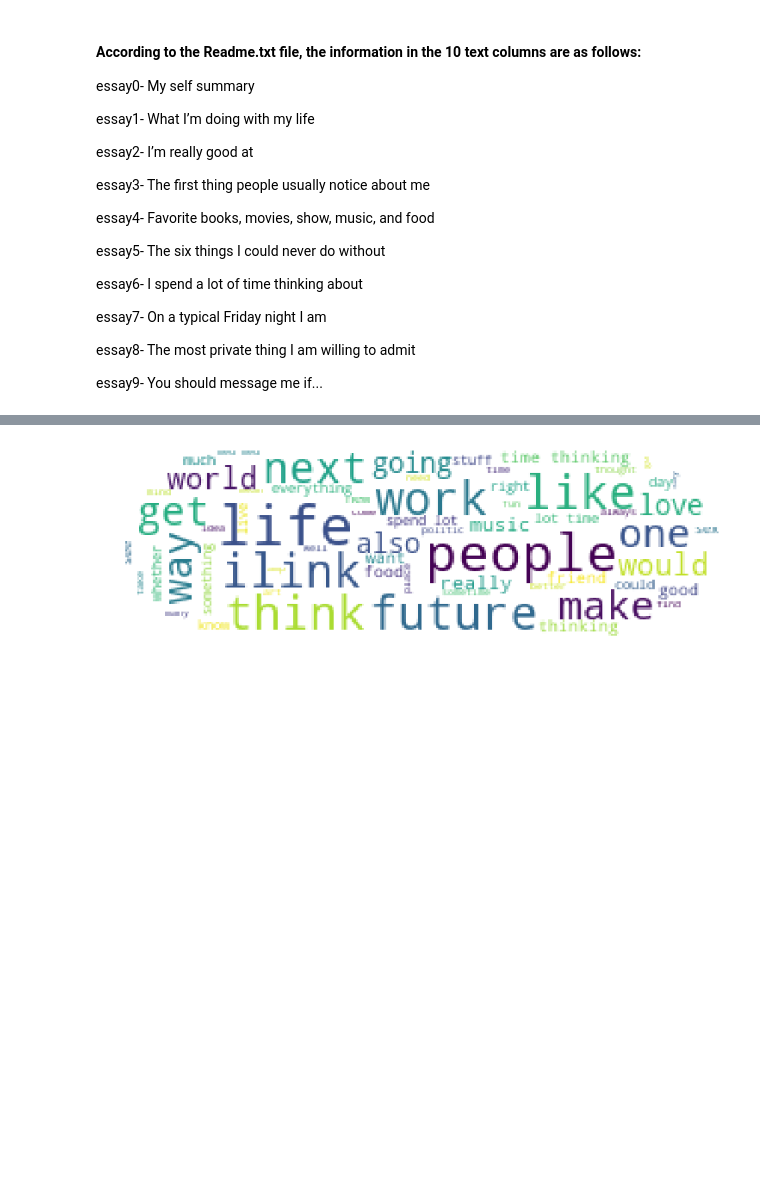
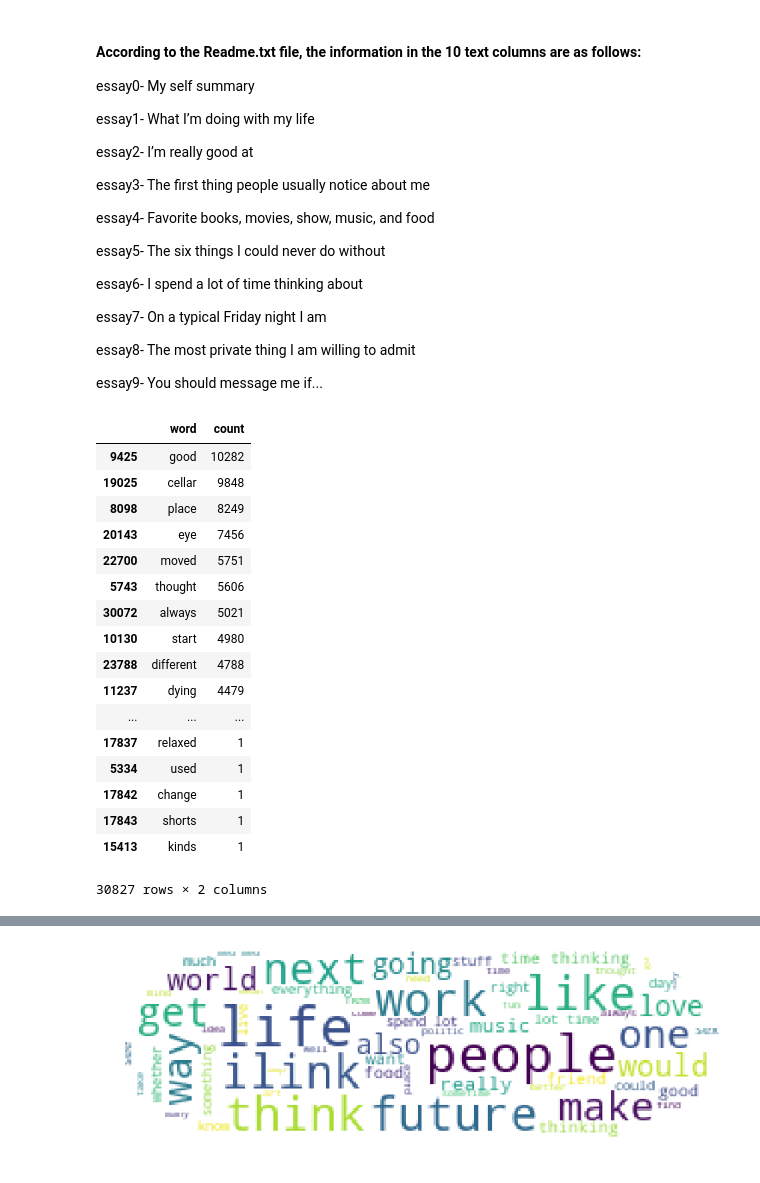
Before and after one commit to stuartxu2/OKCupid_matching, a Jupyter notebook: OKCupid_EDA.ipynb, the cells around one changed output, grey strips where cells are left out. Drawn from its saved outputs; the diff is of its cells as text; code cells hidden in the pictures; blank space fills up the shorter version.

Commit message:
word frequency added

```diff
--- a/OKCupid_EDA.ipynb
+++ b/OKCupid_EDA.ipynb
@@ -652,3 +610,25 @@ df_cloud1_f = df_cloud1.query('sex =="f"')
 
 text1_m = " ".join(word for word in df_cloud1_m.essay1.sum())
 text1_f = " ".join(word for word in df_cloud1_f.essay1.sum())
+# %%
+word_count1_m = count_words(text1_m).head(30)
+word_count1_f = count_words(text1_f).head(30)
+# %% [output]
+|  | word | count |
+| 9425 | good | 10282 |
+| 19025 | cellar | 9848 |
+| 8098 | place | 8249 |
+| 20143 | eye | 7456 |
+| 22700 | moved | 5751 |
+| 5743 | thought | 5606 |
+| 30072 | always | 5021 |
+| 10130 | start | 4980 |
+| 23788 | different | 4788 |
+| 11237 | dying | 4479 |
+| ... | ... | ... |
+| 17837 | relaxed | 1 |
+| 5334 | used | 1 |
+| 17842 | change | 1 |
+| 17843 | shorts | 1 |
+| 15413 | kinds | 1 |
+30827 rows × 2 columns
```
Also changed, not shown: parts of 29 cells of this notebook, 2 other files.
